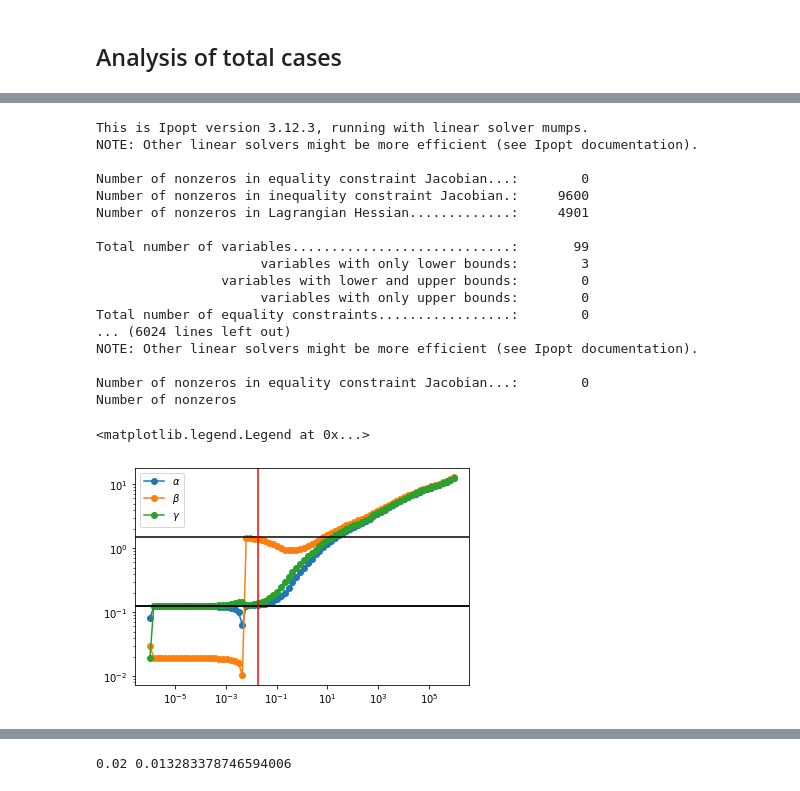
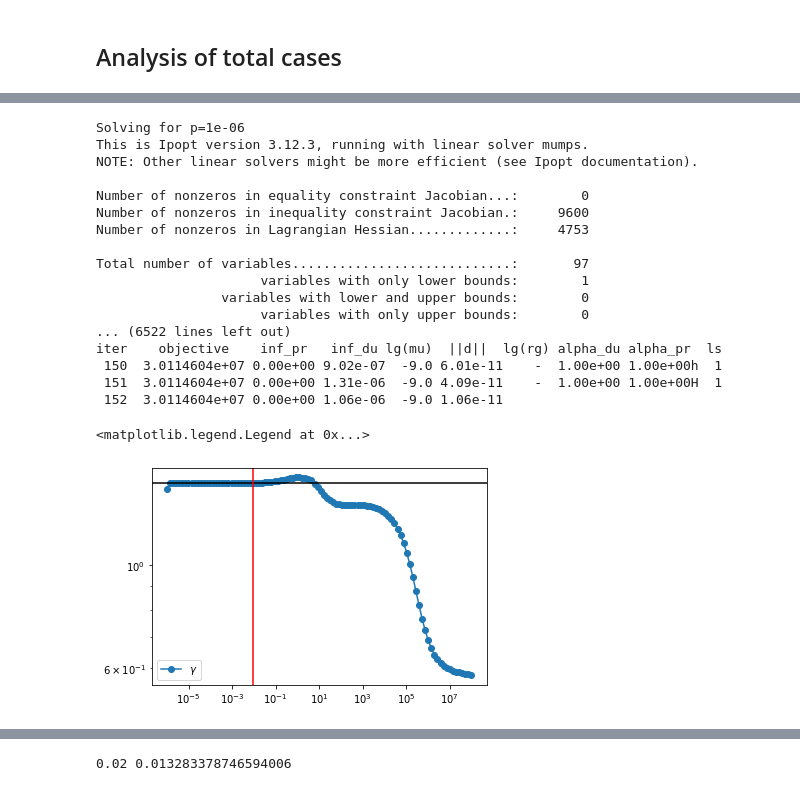
Before and after one commit to dwu402/pypei, a Jupyter notebook: samoa.ipynb, the cells around one changed output, grey strips where cells are left out. Saved outputs shown, nothing was run; the diff lists cells and outputs as text; code cells hidden in the pictures.

```diff
--- a/samoa.ipynb
+++ b/samoa.ipynb
@@ -76,7 +78,7 @@ config = {
 }
 # %%
 model = modeller.Model(config)
-config['regularisation_value'][1] = model.ps[1]
+# config['regularisation_value'][1] = model.ps[1]
 objective = fitter.Objective()
 objective.make(config, config['dataset'], model)
 
@@ -97,7 +99,7 @@ getp = ca.Function('getx', [solver_setup['x']], model.ps)
 c0 = [max(cumdata)*np.ones(config['basis_number']) for _ in range(4)]
 x0 = np.hstack([*c0, p0])
 lbx = [-np.inf]*(config['basis_number']*4) + [0]*len(config['regularisation_value'])
-alpha = 5e2
+alpha = 1e2
 # %%
 pure_solve = solver(x0=x0, p=[0, 0], lbx=lbx, lbg=0)
 # %% [output]
@@ -128,5 +130,9 @@ plt.plot(times, cumdata, 'o')
+# %%
+lbg = [0]*len(model.observation_times)*config['model_form']['state']
+ubg = [150000]*len(model.observation_times)*config['model_form']['state']
+# lbg[0] = 150000
 # %%
-prange = np.logspace(-6, 6, num=80)
+prange = np.logspace(-6, 8, num=100)
 sols = []
 xguess = x0
 for p in prange:
@@ -134,45 +140,46 @@ for p in prange:
         'x0': xguess,
         'p': [p, alpha],
         'lbx': lbx,
-        'lbg': 0,
-        'ubg': 150000
+        'lbg': lbg,
+#         'ubg': ubg
     }
+    print(f"Solving for p={p}")
     sols.append(solver(**solve_opts))
     xguess = np.array(sols[-1]['x']).flatten()
 # %% [output]
+Solving for p=1e-06
 This is Ipopt version 3.12.3, running with linear solver mumps.
 NOTE: Other linear solvers might be more efficient (see Ipopt documentation).
 
 Number of nonzeros in equality constraint Jacobian...:        0
 Number of nonzeros in inequality constraint Jacobian.:     9600
-Number of nonzeros in Lagrangian Hessian.............:     4901
+Number of nonzeros in Lagrangian Hessian.............:     4753
 
-Total number of variables............................:       99
-                     variables with only lower bounds:        3
+Total number of variables............................:       97
+                     variables with only lower bounds:        1
                 variables with lower and upper bounds:        0
                      variables with only upper bounds:        0
-Total number of equality constraints.................:        0
-... (6024 lines left out)
-NOTE: Other linear solvers might be more efficient (see Ipopt documentation).
-
-Number of nonzeros in equality constraint Jacobian...:        0
-Number of nonzeros
+... (6522 lines left out)
+iter    objective    inf_pr   inf_du lg(mu)  ||d||  lg(rg) alpha_du alpha_pr  ls
+ 150  3.0114604e+07 0.00e+00 9.02e-07  -9.0 6.01e-11    -  1.00e+00 1.00e+00h  1
+ 151  3.0114604e+07 0.00e+00 1.31e-06  -9.0 4.09e-11    -  1.00e+00 1.00e+00H  1
+ 152  3.0114604e+07 0.00e+00 1.06e-06  -9.0 1.06e-11
 # %%
 fsvals = np.array([(float(f1_ex(s['x'])), float(f2_ex(s['x']))) for s in sols])
 # %%
 idx = 28
-plt.plot(prange, [float(s['x'][-3]) for s in sols], 'o-', label=r'$\alpha$')
-plt.plot(prange, [float(s['x'][-2]) for s in sols], 'o-', label=r'$\beta$')
+# plt.plot(prange, [float(s['x'][-3]) for s in sols], 'o-', label=r'$\alpha$')
+# plt.plot(prange, [float(s['x'][-2]) for s in sols], 'o-', label=r'$\beta$')
 plt.plot(prange, [float(s['x'][-1]) for s in sols], 'o-', label=r'$\gamma$')
 for q in p0:
     plt.axhline(q, color='k')
 plt.xscale('log')
 plt.yscale('log')
 plt.axvline(prange[idx], color='r')
 plt.legend()
 # %% [output]
 <matplotlib.legend.Legend at 0x...>
-[figure, old version]
+[figure, new version]
 # %%
 plt.loglog(*fsvals.T, 'o--',)
 plt.loglog(*fsvals[idx], 'ro')
```
Also changed, not shown: parts of 39 cells of this notebook, 4 other files.
